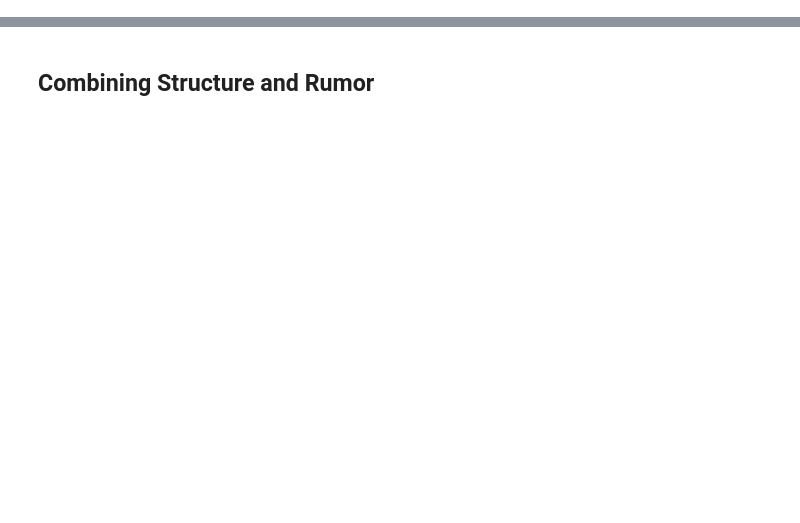
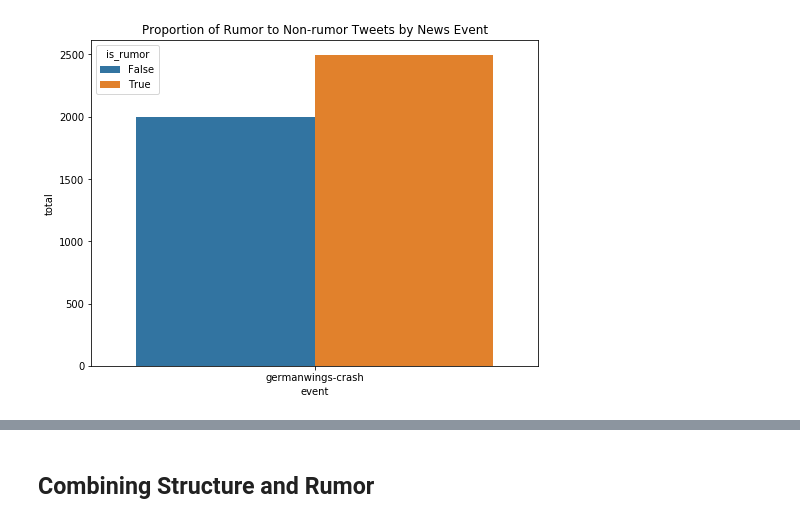
Before and after one commit to steve-kasica/pheme-rnr-knowledge-discovery, a Jupyter notebook: exploratory_data_analysis.ipynb, the cells around one changed output, grey strips where cells are left out. Cells and saved outputs as stored; diff of their text form; code cells hidden in the pictures; blank space fills up the shorter version.

```diff
--- a/exploratory_data_analysis.ipynb
+++ b/exploratory_data_analysis.ipynb
@@ -54,0 +33,11 @@ def graph_bool_col(df, title):
+# %%
+twts_event_rumor = tweets[["event", "tweet_id", "is_rumor"]].groupby(["event", "is_rumor"]) \
+    .agg(len) \
+    .rename(columns={"tweet_id": "total"}) \
+    .reset_index()
+
+plt.figure(figsize=(8,6))
+plt.title("Proportion of Rumor to Non-rumor Tweets by News Event")
+ax = sns.barplot(x="event", y="total", hue="is_rumor", data=twts_event_rumor)
+# %% [output]
+[figure, added]
```
Also changed, not shown: parts of 23 cells of this notebook.
